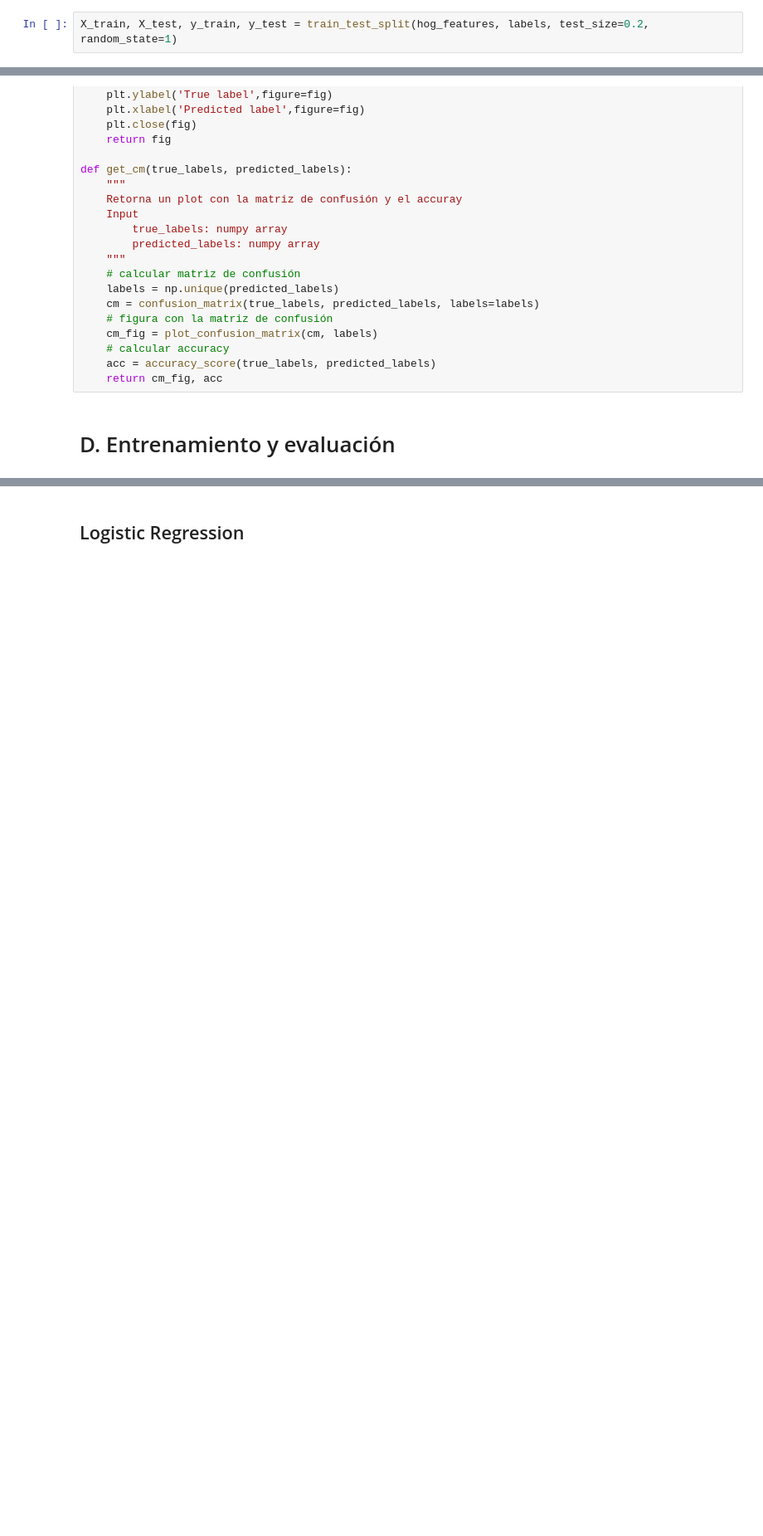
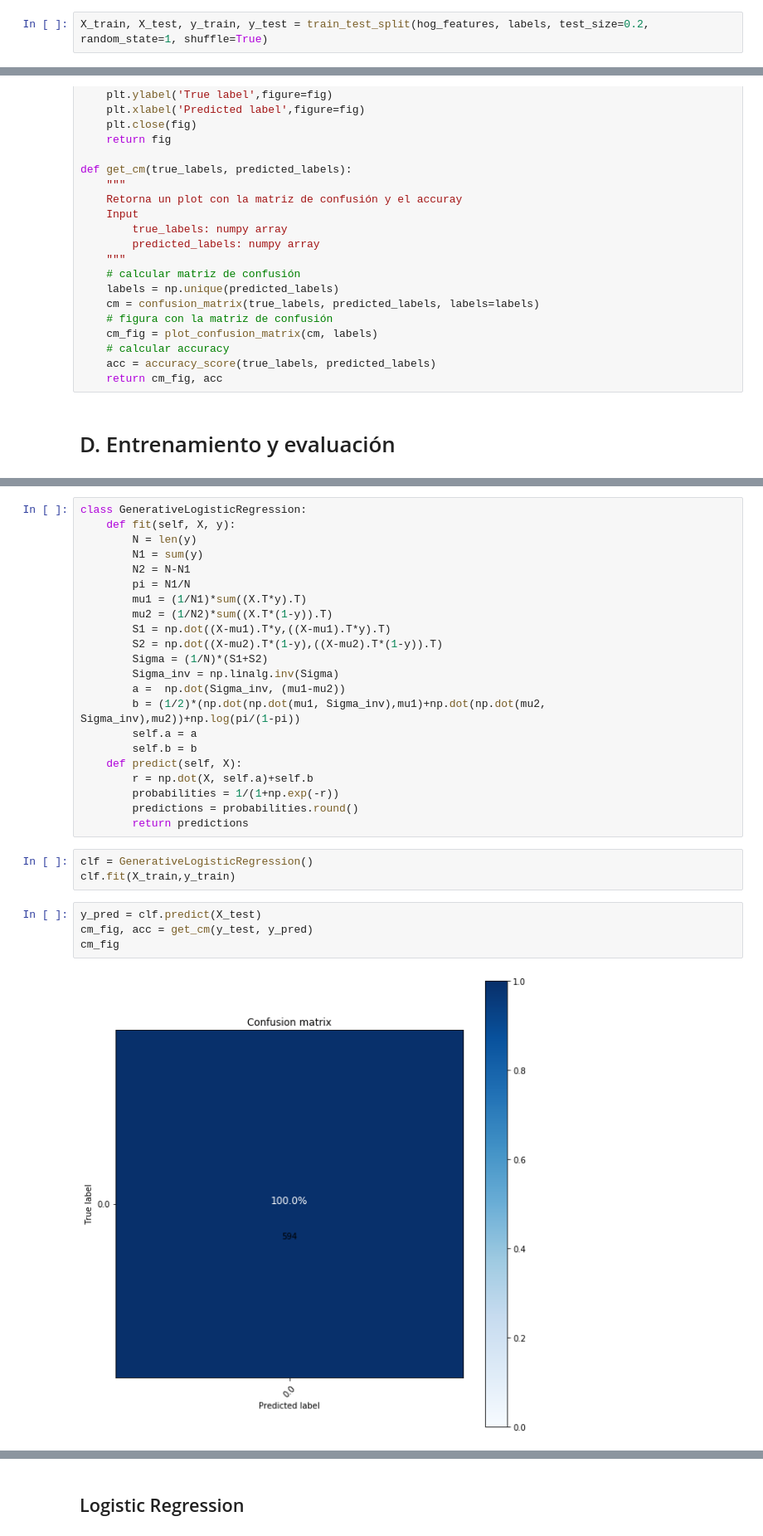
Before and after one commit to dgarridoa/T3ML, a Jupyter notebook: tutorial.ipynb, the cells around one changed output, grey strips where cells are left out. Shown at 83% size. Drawn from its saved outputs; the diff is of its cells as text; blank space fills up the shorter version.

Commit message:
Add Generative and Discriminant Logit

```diff
--- a/tutorial.ipynb
+++ b/tutorial.ipynb
@@ -121,7 +126,7 @@ for i in range(1,7):
 # %% [markdown]
 # C. División en train-test y métricas
 # %%
-X_train, X_test, y_train, y_test = train_test_split(hog_features, labels, test_size=0.2, random_state=1)
+X_train, X_test, y_train, y_test = train_test_split(hog_features, labels, test_size=0.2, random_state=1, shuffle=True)
 # %%
 def plot_confusion_matrix(cm, classes, title='Confusion matrix', cmap=plt.cm.Blues):
     """
@@ -187,0 +231,31 @@ def get_cm(true_labels, predicted_labels):
+# %%
+class GenerativeLogisticRegression:
+    def fit(self, X, y):
+        N = len(y)
+        N1 = sum(y)
+        N2 = N-N1
+        pi = N1/N
+        mu1 = (1/N1)*sum((X.T*y).T)
+        mu2 = (1/N2)*sum((X.T*(1-y)).T)
+        S1 = np.dot((X-mu1).T*y,((X-mu1).T*y).T)
+        S2 = np.dot((X-mu2).T*(1-y),((X-mu2).T*(1-y)).T)
+        Sigma = (1/N)*(S1+S2)
+        Sigma_inv = np.linalg.inv(Sigma)
+        a =  np.dot(Sigma_inv, (mu1-mu2))
+        b = (1/2)*(np.dot(np.dot(mu1, Sigma_inv),mu1)+np.dot(np.dot(mu2, Sigma_inv),mu2))+np.log(pi/(1-pi))
+        self.a = a
+        self.b = b
+    def predict(self, X):
+        r = np.dot(X, self.a)+self.b
+        probabilities = 1/(1+np.exp(-r))
+        predictions = probabilities.round()
+        return predictions
+# %%
+clf = GenerativeLogisticRegression()
+clf.fit(X_train,y_train)
+# %%
+y_pred = clf.predict(X_test)
+cm_fig, acc = get_cm(y_test, y_pred)
+cm_fig
+# %% [output]
+[figure, added]
```
Also changed, not shown: parts of 7 cells of this notebook.
